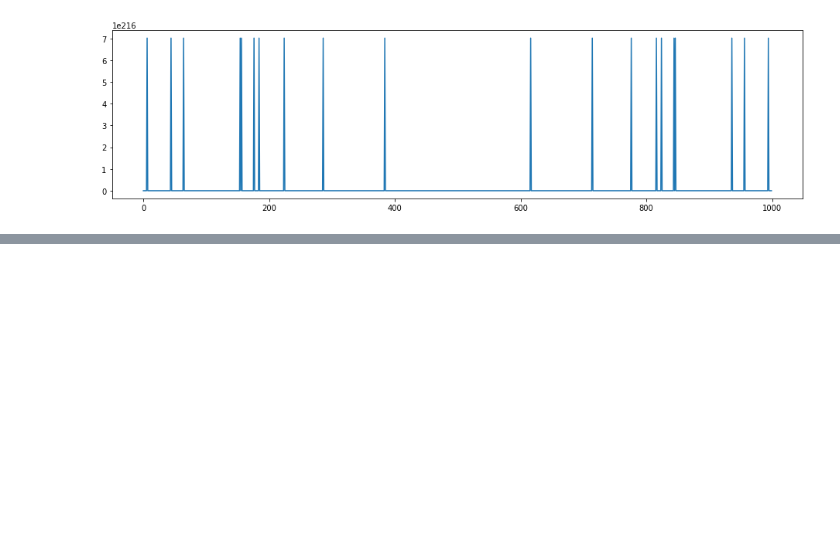
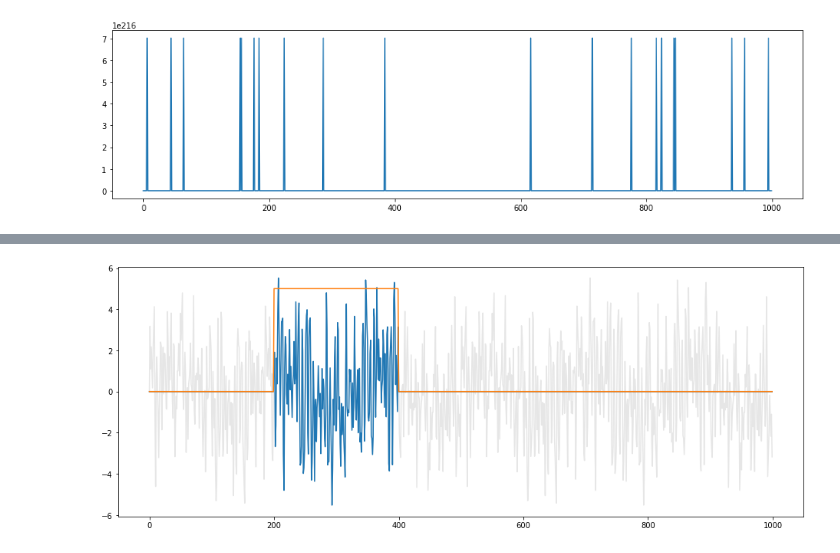
Before and after one commit to pvwoods/elko, a Jupyter notebook: notebooks/fourier.ipynb, the cells around one changed output, grey strips where cells are left out. Saved outputs shown, nothing was run; the diff lists cells and outputs as text; code cells hidden in the pictures; blank space fills up the shorter version.

Commit message:
windowing

```diff
--- a/notebooks/fourier.ipynb
+++ b/notebooks/fourier.ipynb
@@ -264,0 +269,16 @@ plt.plot(np.cos(r) + np.sin(r));
+# %%
+def rectangular_window(x:np.array, window_size:int, window_offset:int):
+    window = np.arange(x.shape[0])
+    lw = (window >= window_offset).astype(float)
+    rw = (window < window_offset + window_size).astype(float)
+    window = lw + rw - 1
+    return x * window, window
+
+ws, w = rectangular_window(very_complex_signal, 200, 200)
+
+plt.figure(figsize=(16,6))
+plt.plot(very_complex_signal, color=(0.9, 0.9, 0.9));
+plt.plot(ws);
+plt.plot(w * 5);
+# %% [output]
+[figure, added]
```
Also changed, not shown: parts of 1 cell of this notebook.
